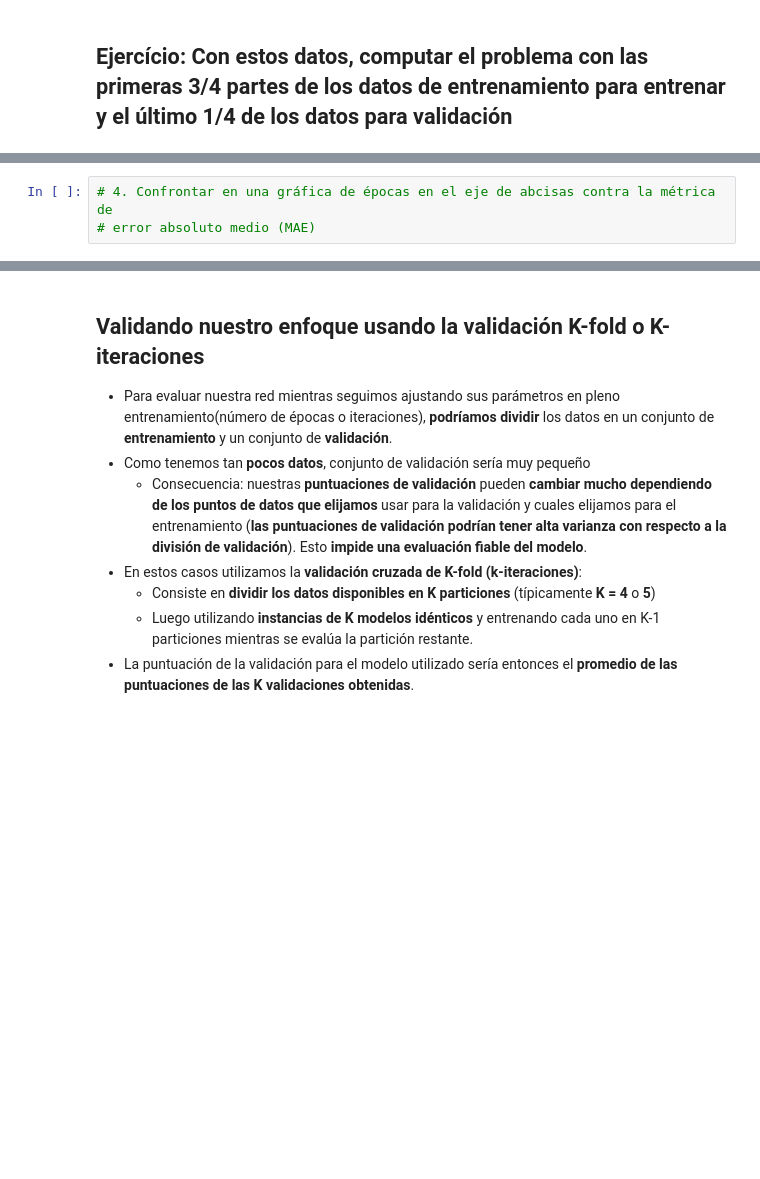
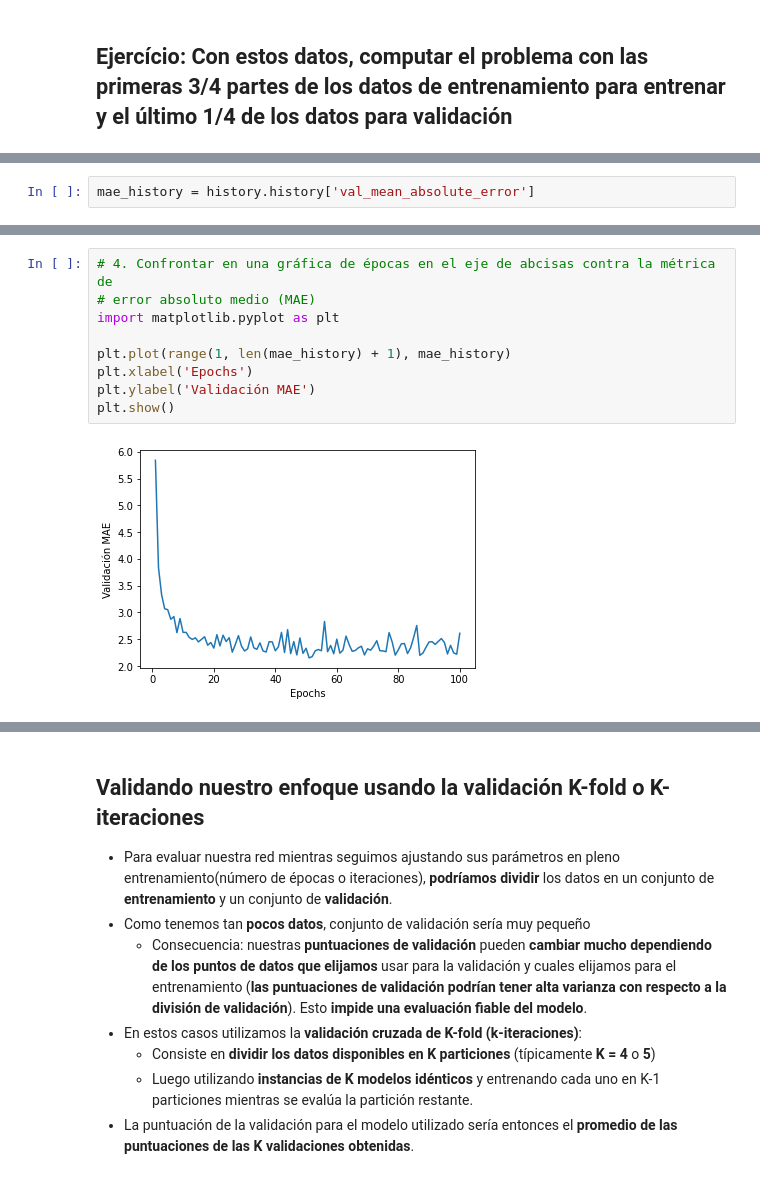
Before and after one commit to marialongogarcia/deeplearning, a Jupyter notebook: 3_3_Regresion_Prediccion_Precio_Casas.ipynb, the cells around one changed output, grey strips where cells are left out. Drawn from its saved outputs; the diff is of its cells as text; blank space fills up the shorter version.

```diff
--- a/3_3_Regresion_Prediccion_Precio_Casas.ipynb
+++ b/3_3_Regresion_Prediccion_Precio_Casas.ipynb
@@ -168,0 +198,2 @@ def build_model():
+# %%
+mae_history = history.history['val_mean_absolute_error']
@@ -172,3 +231,11 @@ def build_model():
 # %%
 # 4. Confrontar en una gráfica de épocas en el eje de abcisas contra la métrica de
 # error absoluto medio (MAE)
+import matplotlib.pyplot as plt
+
+plt.plot(range(1, len(mae_history) + 1), mae_history)
+plt.xlabel('Epochs')
+plt.ylabel('Validación MAE')
+plt.show()
+# %% [output]
+[figure, added]
```
Also changed, not shown: parts of 13 cells of this notebook.
